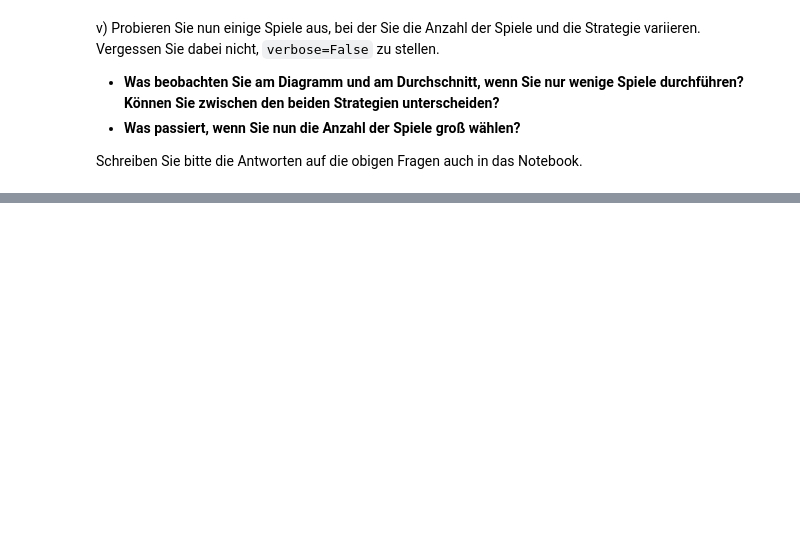
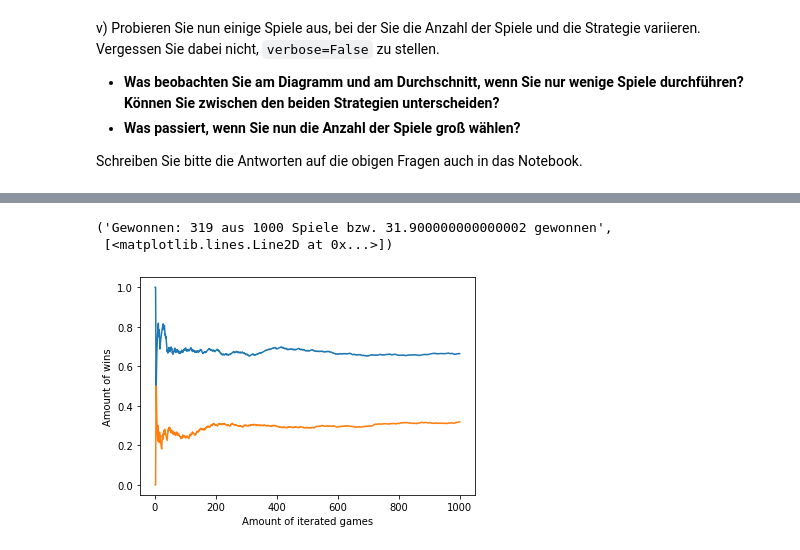
Before and after one commit to afdzlebron/22ws_bok_dan_nws, a Jupyter notebook: blatt02/Uebung02_Aufgabe3.ipynb, the cells around one changed output, grey strips where cells are left out. Saved outputs shown, nothing was run; the diff lists cells and outputs as text; code cells hidden in the pictures; blank space fills up the shorter version.

```diff
--- a/blatt02/Uebung02_Aufgabe3.ipynb
+++ b/blatt02/Uebung02_Aufgabe3.ipynb
@@ -348,0 +362,7 @@ Schreiben Sie bitte die Antworten auf die obigen Fragen auch in das Notebook.
+# %%
+spielen(1000, 3, 1, False)
+spielen(1000, 3, 0, False)
+# %% [output]
+('Gewonnen: 319 aus 1000 Spiele bzw. 31.900000000000002 gewonnen',
+ [<matplotlib.lines.Line2D at 0x...>])
+[figure, added]
```
Also changed, not shown: parts of 6 cells of this notebook.
